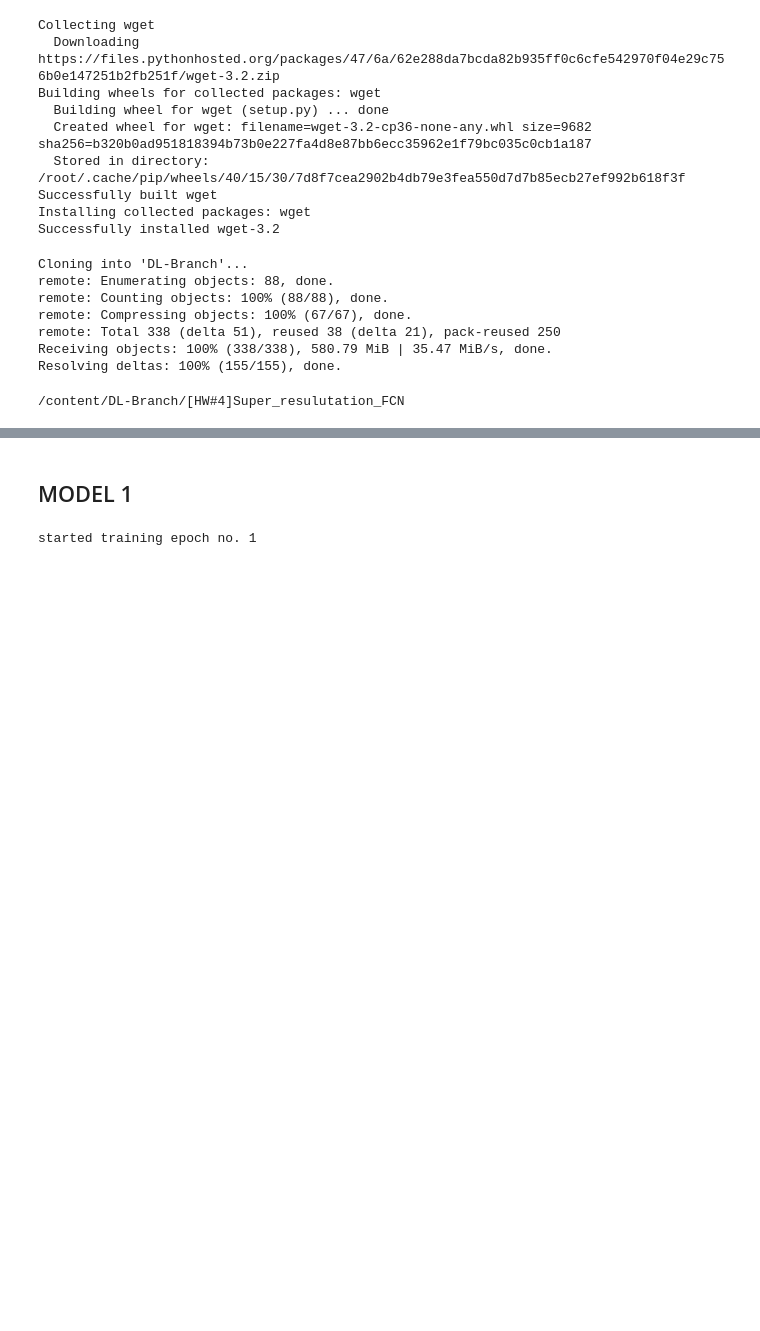
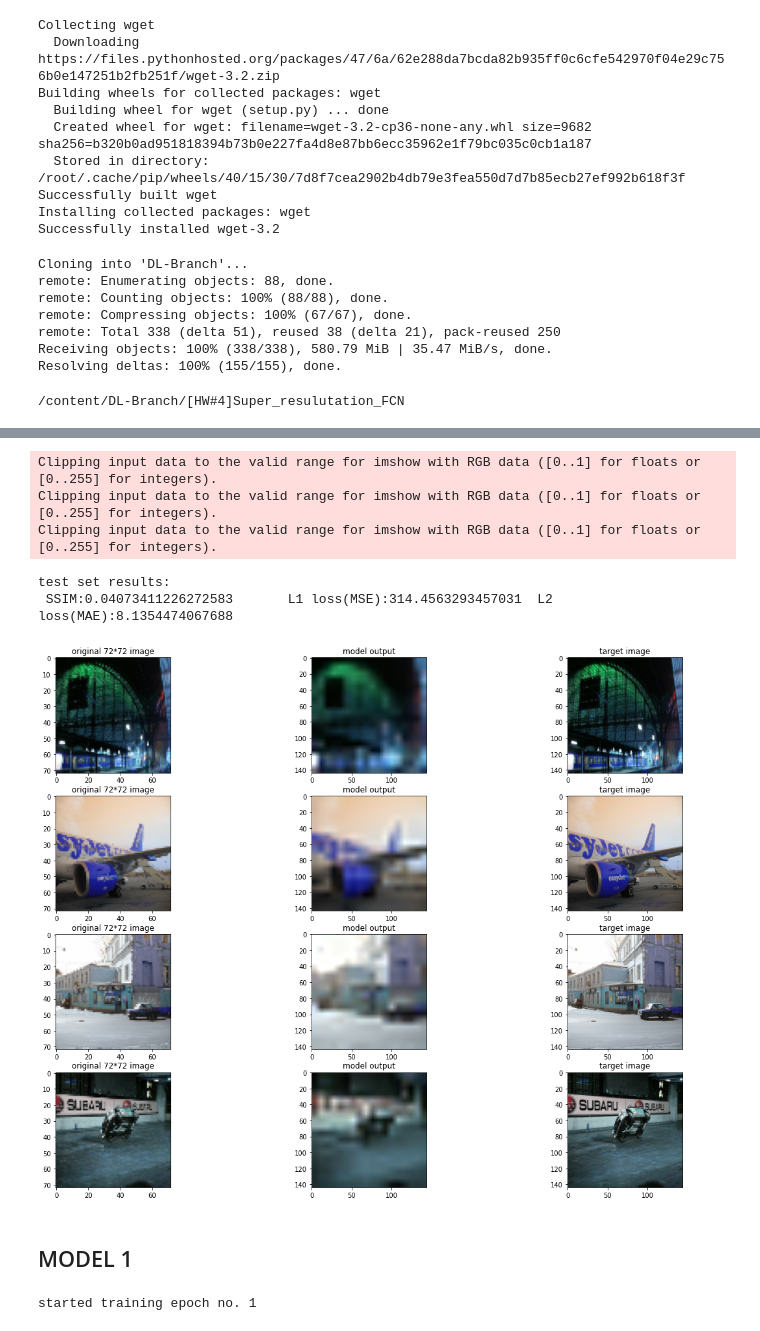
Before and after one commit to Hernanros/Y_Data_DL, a Jupyter notebook: [HW#4]Super_resulutation_FCN/main.ipynb, the cells around one changed output, grey strips where cells are left out. Cells and saved outputs as stored; diff of their text form; code cells hidden in the pictures; blank space fills up the shorter version.

```diff
--- a/[HW#4]Super_resulutation_FCN/main.ipynb
+++ b/[HW#4]Super_resulutation_FCN/main.ipynb
@@ -79,0 +94,13 @@ X_test, y_mid_test, y_large_test = np.array(x_train)[inds[first_80_percent:]], n
+# %%
+import pytorch_ssim as ssi
+import models.model1 as model1
+l2 = nn.MSELoss()
+l1= nn.L1Loss()
+
+model = model1.firstmodel()
+criterion = ssi.ssim
+optimizer = optim.Adam(model.parameters(), lr=0.001)
+if torch.has_cuda:
+    device = torch.device('cuda:0')
+else:
+    device = torch.device('cpu:0')
@@ -79,0 +177,2 @@ X_test, y_mid_test, y_large_test = np.array(x_train)[inds[first_80_percent:]], n
+# %%
+train_fold_mid(train_loader,model,criterion,optimizer,num_epochs= 50)
@@ -80,3 +215,12 @@ X_test, y_mid_test, y_large_test = np.array(x_train)[inds[first_80_percent:]], n
+# %%
+test_evaluation_mid(test_loader,model,[criterion,l2,l1])
+# %% [output]
+Clipping input data to the valid range for imshow with RGB data ([0..1] for floats or [0..255] for integers).
+Clipping input data to the valid range for imshow with RGB data ([0..1] for floats or [0..255] for integers).
+Clipping input data to the valid range for imshow with RGB data ([0..1] for floats or [0..255] for integers).
+test set results:
+ SSIM:0.04073411226272583       L1 loss(MSE):314.4563293457031  L2 loss(MAE):8.1354474067688
+[figure, added]
 # %%
  class DS_mid(Dataset):
     def __init__(self,df,labels, transforms=None):
```
Also changed, not shown: parts of 3 cells of this notebook.
